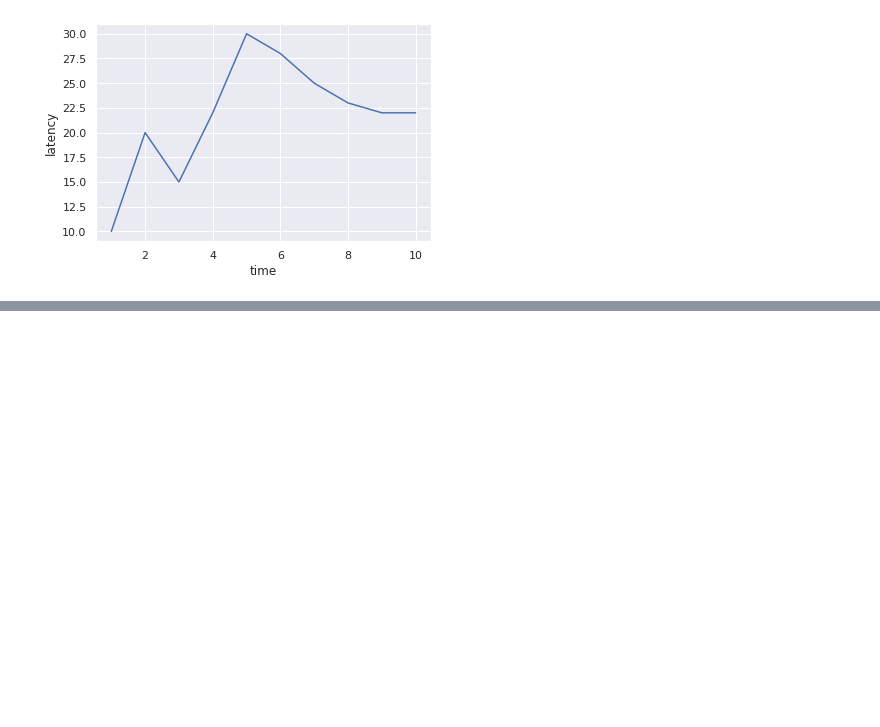
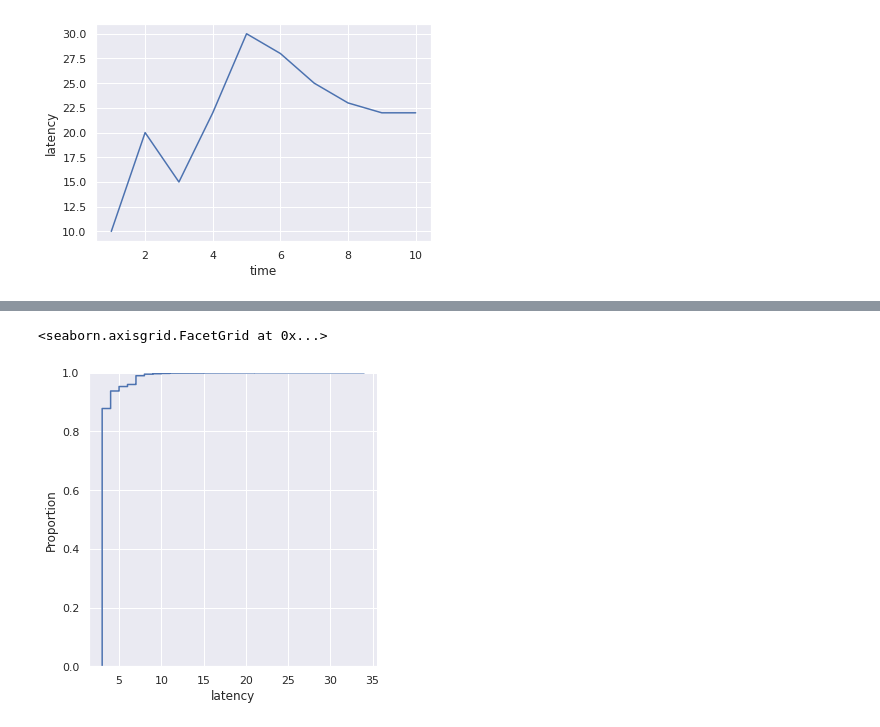
Before and after one commit to carloscastmar/rst_tfg, a Jupyter notebook: jupyter_notebook/plot_examples.ipynb, the cells around one changed output, grey strips where cells are left out. Saved outputs shown, nothing was run; the diff lists cells and outputs as text; code cells hidden in the pictures; blank space fills up the shorter version.

```diff
--- a/jupyter_notebook/plot_examples.ipynb
+++ b/jupyter_notebook/plot_examples.ipynb
@@ -43,0 +104,5 @@ plt.savefig('saving-a-high-resolution-seaborn-plot.png', dpi=300)
+# %%
+sns.displot(data=latency_base,x="latency",kind="ecdf")
+# %% [output]
+<seaborn.axisgrid.FacetGrid at 0x...>
+[figure, added]
```
Also changed, not shown: parts of 12 cells of this notebook, 1 other file.
